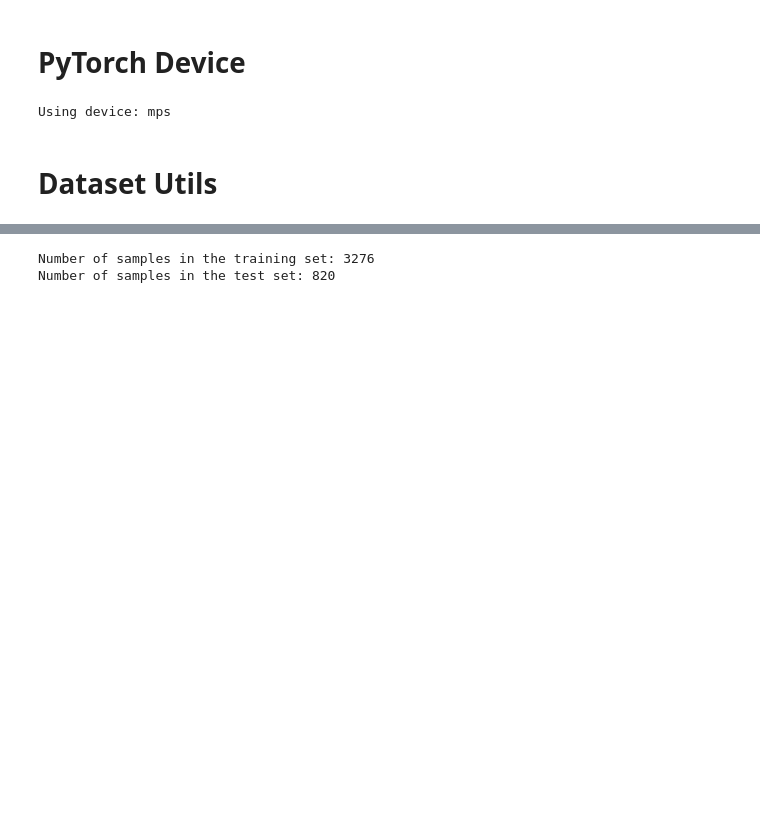
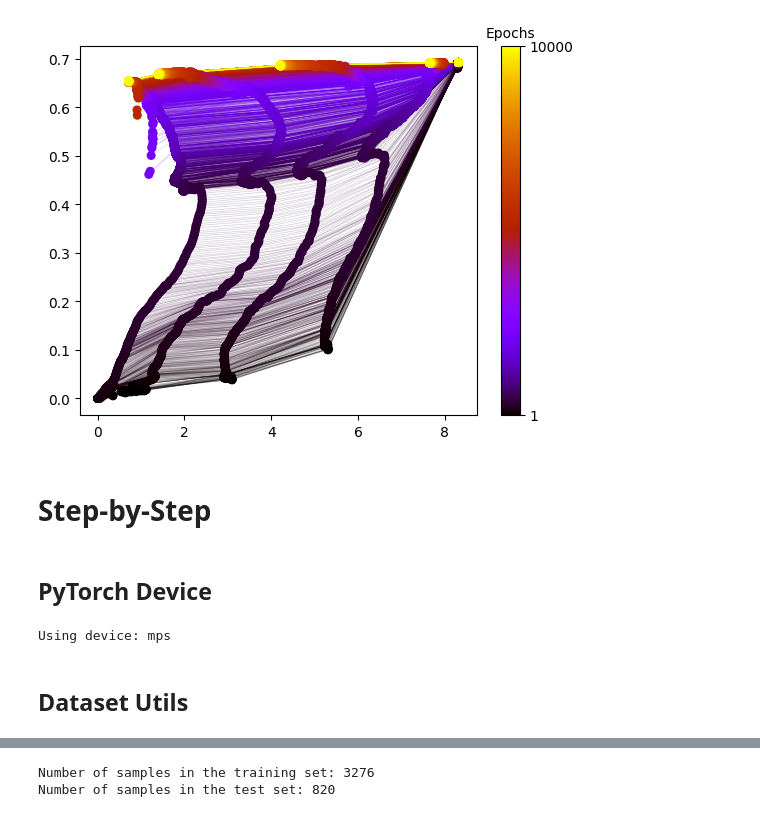
Before and after one commit to AliceDeLorenci/Information-Bottleneck, a Jupyter notebook: IB.ipynb, the cells around one changed output, grey strips where cells are left out. Cells and saved outputs as stored; diff of their text form; code cells hidden in the pictures; blank space fills up the shorter version.

```diff
--- a/IB.ipynb
+++ b/IB.ipynb
@@ -6,5 +126,13 @@ Path("./teste/").mkdir(parents=True, exist_ok=True)
+# %%
+plot_info_plan(mi_xt_epochs, mi_ty_epochs, epochs)
+plt.savefig(path+"info-plan.png", dpi=300, bbox_inches="tight")
+plt.show()
+# %% [output]
+[figure, added]
+# %% [markdown]
+# Step-by-Step
 # %% [markdown]
-# PyTorch Device
+## PyTorch Device
 # %%
 import torch
 # %%
@@ -21,7 +149,7 @@ print("Using device:", device)
 # %% [output]
 Using device: mps
 # %% [markdown]
-# Dataset Utils
+## Dataset Utils
 # %%
 import dataset
 from dataset import *
```
Also changed, not shown: parts of 12 cells of this notebook, 4 other files.
